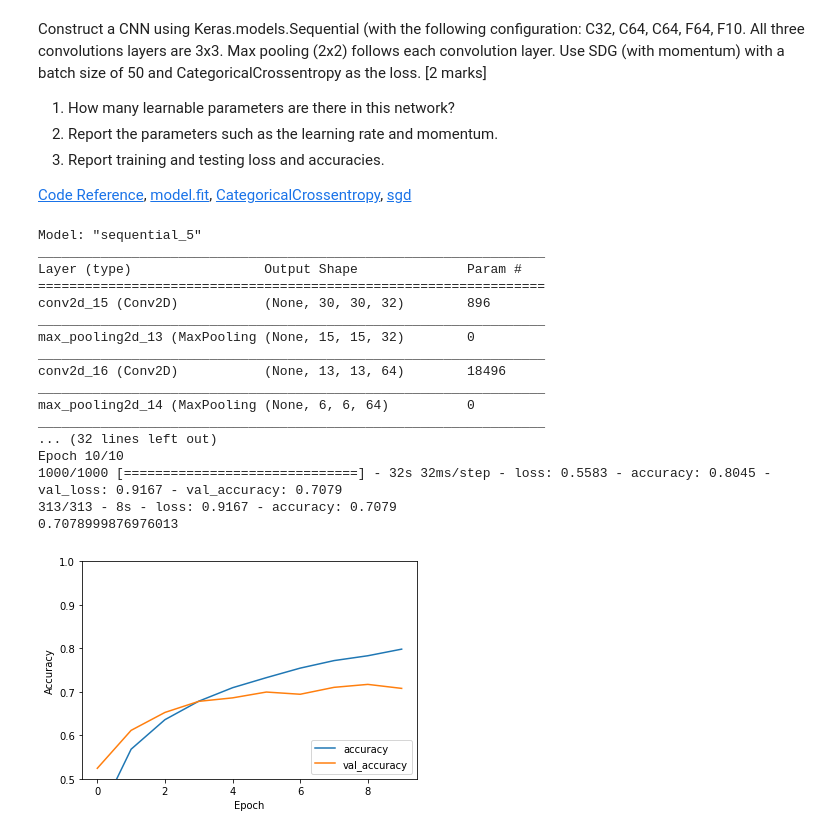
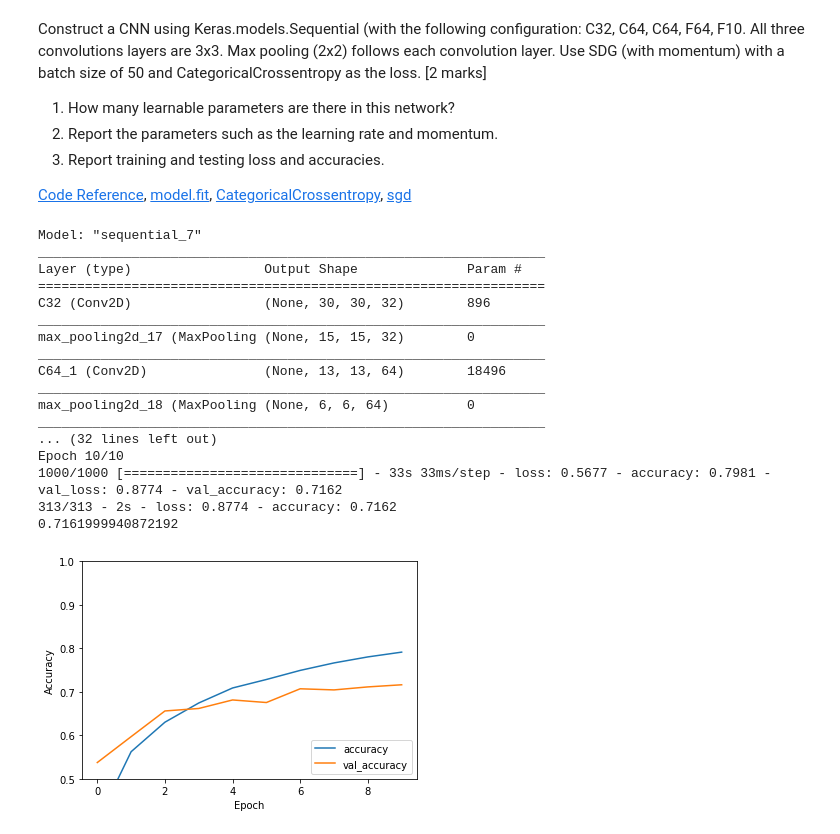
Before and after one commit to bimalka98/Computer-Vision-and-Image-Processing, a Jupyter notebook: EN2550Assignments/A4/180631J_a04.ipynb, the cells around one changed output. Cells and saved outputs as stored; diff of their text form; code cells hidden in the pictures.

```diff
--- a/EN2550Assignments/A4/180631J_a04.ipynb
+++ b/EN2550Assignments/A4/180631J_a04.ipynb
@@ -635,24 +634,26 @@ model = models.Sequential()
 # So we can increase the convolution channels
 
 # 32, 3x3 convolutions
-model.add(layers.Conv2D(32, (3, 3), activation='relu', input_shape=(32, 32, 3)))
+model.add(layers.Conv2D(32, (3, 3), activation='relu', input_shape=(32, 32, 3), name='C32'))
 model.add(layers.MaxPooling2D((2, 2)))
 
 # 64, 3x3 convolutions
-model.add(layers.Conv2D(64, (3, 3), activation='relu'))
+model.add(layers.Conv2D(64, (3, 3), activation='relu', name='C64_1'))
 model.add(layers.MaxPooling2D((2, 2)))
 
 # 64, 3x3 convolutions
-model.add(layers.Conv2D(64, (3, 3), activation='relu'))
+model.add(layers.Conv2D(64, (3, 3), activation='relu', name='C64_2'))
 model.add(layers.MaxPooling2D((2, 2)))
 
 #feeding the last output tensor from the convolutional base
 #  (of shape (None, 2, 2, 64)) into one or more Dense layers
 # Dense layers take vectors as input
+
 model.add(layers.Flatten()) # Make the (None, 2, 2, 64) tensor flat
-model.add(layers.Dense(64, activation='relu'))
+model.add(layers.Dense(64, activation='relu', name='F64'))
+
 # CIFAR has 10 output classes, final Dense layer should have 10 outputs
-model.add(layers.Dense(10))
+model.add(layers.Dense(10, name='F10'))
 
 # Complete architecture of the model
 model.summary()
@@ -664,39 +665,39 @@ model.summary()
 # Defaults to 0, i.e., vanilla gradient descent.
 
 model.compile(optimizer=tf.keras.optimizers.SGD(learning_rate=1.4e-2, momentum=0.9),
               loss=tf.keras.losses.CategoricalCrossentropy(from_logits=True),
               metrics=['accuracy'])
 
 history = model.fit(x_train, y_train,
                     batch_size=50, epochs=10,
                     validation_data=(x_test, y_test))
 
 plt.figure
 plt.plot(history.history['accuracy'], label='accuracy')
 plt.plot(history.history['val_accuracy'], label = 'val_accuracy')
 plt.xlabel('Epoch')
 plt.ylabel('Accuracy')
 plt.ylim([0.5, 1])
 plt.legend(loc='lower right')
 
 test_loss, test_acc = model.evaluate(x_test, y_test, verbose=2)
 print(test_acc)
 # %% [output]
-Model: "sequential_5"
+Model: "sequential_7"
 _________________________________________________________________
 Layer (type)                 Output Shape              Param #
 =================================================================
-conv2d_15 (Conv2D)           (None, 30, 30, 32)        896
+C32 (Conv2D)                 (None, 30, 30, 32)        896
 _________________________________________________________________
-max_pooling2d_13 (MaxPooling (None, 15, 15, 32)        0
+max_pooling2d_17 (MaxPooling (None, 15, 15, 32)        0
 _________________________________________________________________
-conv2d_16 (Conv2D)           (None, 13, 13, 64)        18496
+C64_1 (Conv2D)               (None, 13, 13, 64)        18496
 _________________________________________________________________
-max_pooling2d_14 (MaxPooling (None, 6, 6, 64)          0
+max_pooling2d_18 (MaxPooling (None, 6, 6, 64)          0
 _________________________________________________________________
 ... (32 lines left out)
 Epoch 10/10
-1000/1000 [==============================] - 32s 32ms/step - loss: 0.5583 - accuracy: 0.8045 - val_loss: 0.9167 - val_accuracy: 0.7079
-313/313 - 8s - loss: 0.9167 - accuracy: 0.7079
-0.7078999876976013
+1000/1000 [==============================] - 33s 33ms/step - loss: 0.5677 - accuracy: 0.7981 - val_loss: 0.8774 - val_accuracy: 0.7162
+313/313 - 2s - loss: 0.8774 - accuracy: 0.7162
+0.7161999940872192
-[figure, old version]
+[figure, new version]
```
Also changed, not shown: parts of 1 cell of this notebook, 1 other file.
